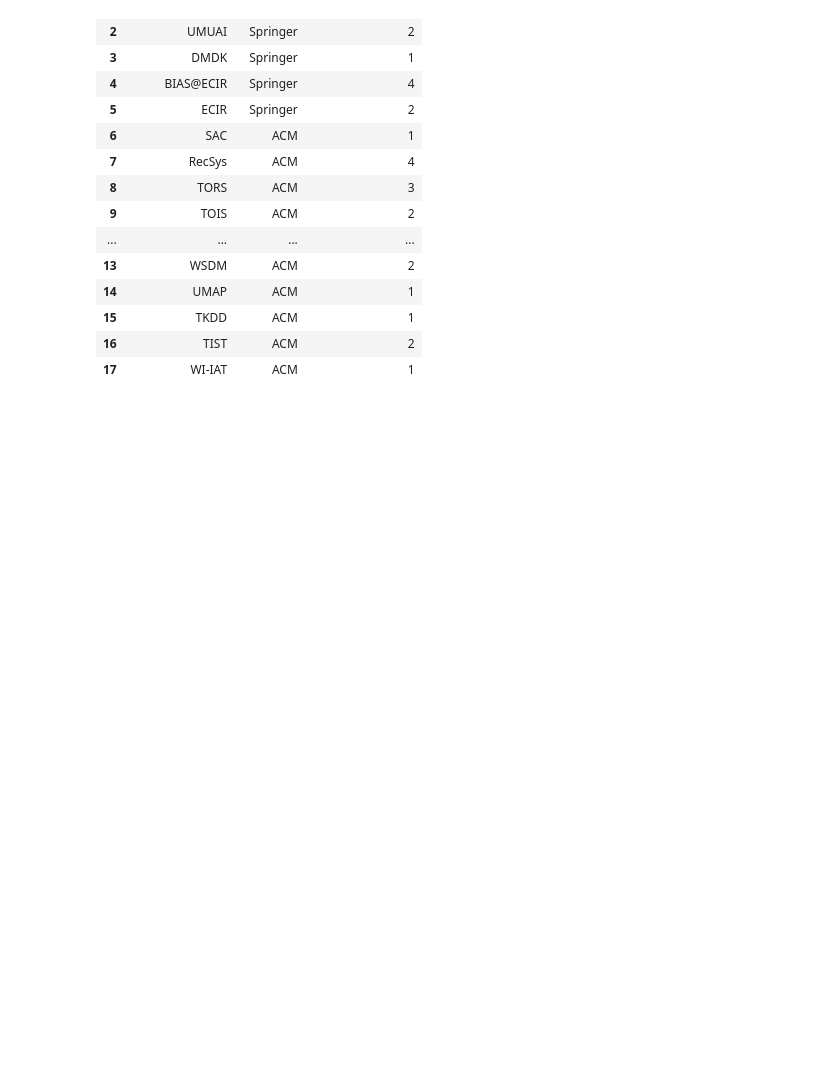
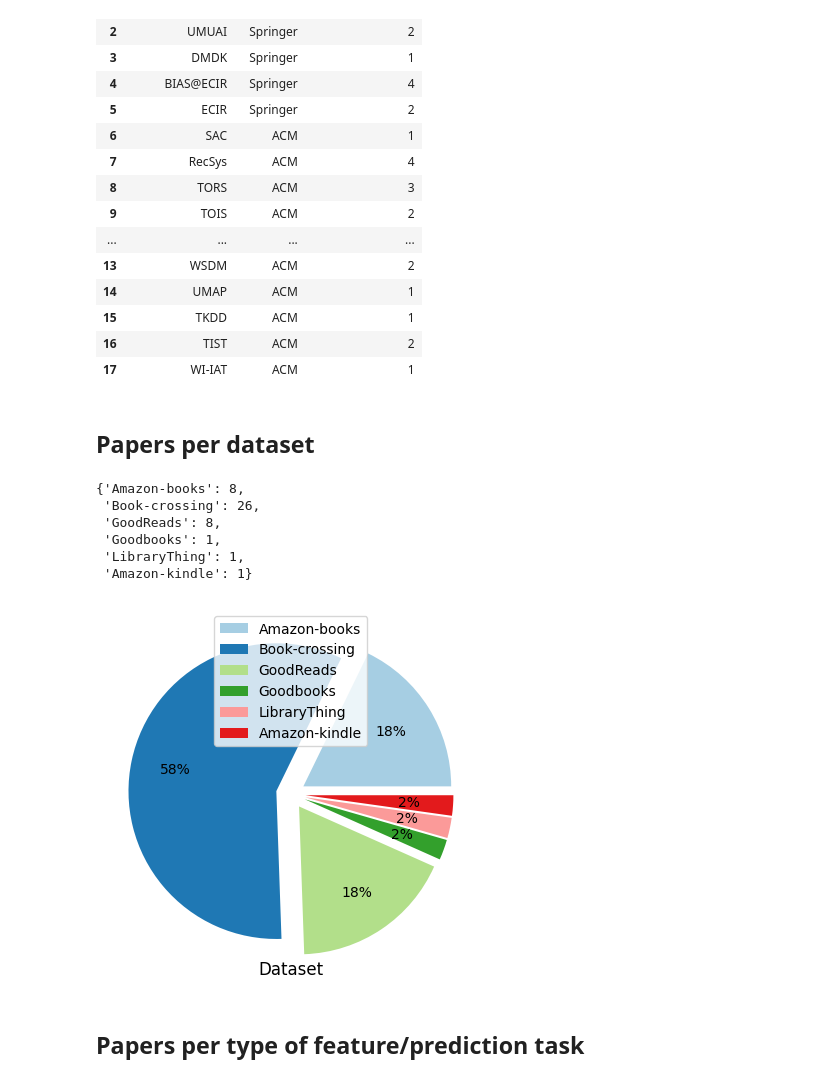
Before and after one commit to SavvinaDaniil/BiasInBookRecommendationSurvey, a Jupyter notebook: analyze_eligible_papers.ipynb, the cells around one changed output. Cells and saved outputs as stored; diff of their text form; code cells hidden in the pictures; blank space fills up the shorter version.

```diff
--- a/analyze_eligible_papers.ipynb
+++ b/analyze_eligible_papers.ipynb
@@ -168,3 +171,48 @@ fig.update_traces(textfont=dict(size=30))
 fig.update_traces(insidetextorientation='radial')
 fig.show()
 fig.write_image(save_loc+"per_venue.png")
+# %% [markdown]
+## Papers per dataset
+# %%
+def flatten(xss):
+    return [x for xs in xss for x in xs]
+# %%
+unique_dataset_appearances = flatten([x.split(', ') for x in initial_file.Dataset_used_clean])
+# %%
+papers_per_dataset = dict(Counter(unique_dataset_appearances))
+papers_per_dataset
+# %% [output]
+{'Amazon-books': 8,
+ 'Book-crossing': 26,
+ 'GoodReads': 8,
+ 'Goodbooks': 1,
+ 'LibraryThing': 1,
+ 'Amazon-kindle': 1}
+# %%
+ax = plt.subplot()
+x = list(papers_per_dataset.keys())
+y = list(papers_per_dataset.values())
+# plt.bar(x,y, align='center', color = '#86bf91',edgecolor='black' )
+myexplode = [0.1, 0.1, 0.1, 0.1, 0.1,  0.1]
+
+plt.pie(y,  startangle = 0, explode = myexplode, shadow=False , autopct='%1.0f%%', pctdistance=0.7, colors=sns.color_palette('Paired'))
+plt.legend(labels = x)
+
+# ax.set_xticks(x)
+# ax.set_xticklabels(x, fontsize=5)
+# ax.set_xlabel('Dataset', fontsize=20, )
+# ax.set_ylabel('Number of papers', fontsize=20, )
+ax.set_title('Dataset', y=-0.01)
+
+
+plt.savefig(save_loc+"per_dataset.png",
+            bbox_inches ="tight",
+            pad_inches = 1,
+            transparent = True,
+            orientation ='landscape')
+
+plt.show()
+# %% [output]
+[figure, added]
+# %% [markdown]
+## Papers per type of feature/prediction task
```
Also changed, not shown: parts of 1 cell of this notebook, 3 other files.
